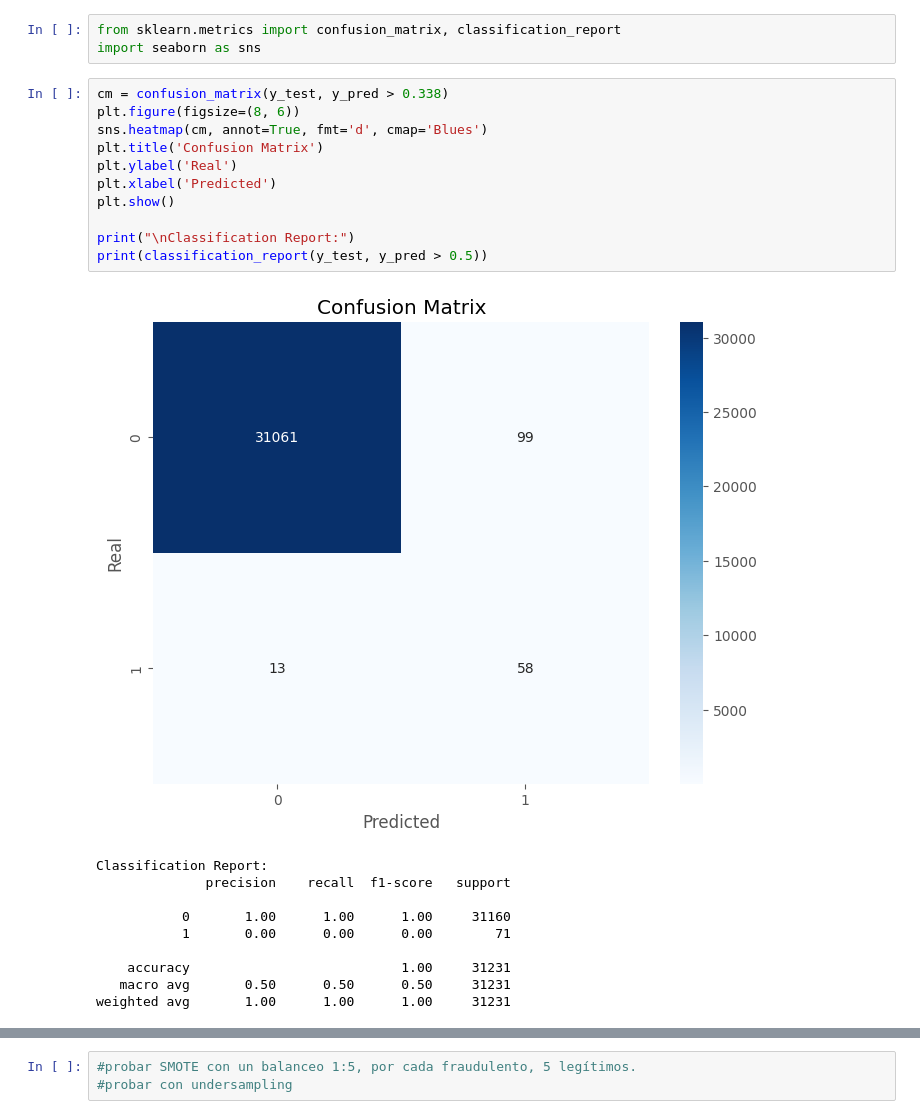
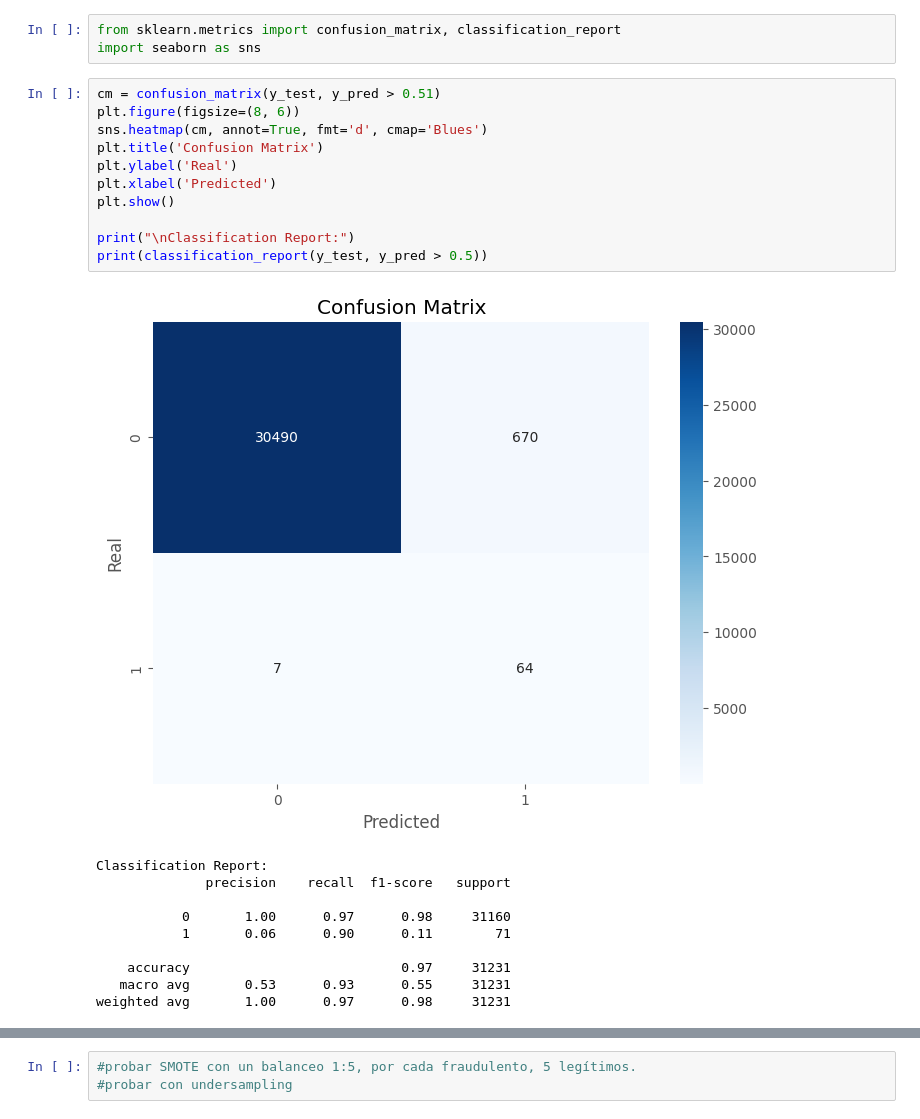
Before and after one commit to Montoya086/Mobile-Apps-Fraud-Detection, a Jupyter notebook: main.ipynb, the cells around one changed output, grey strips where cells are left out. Cells and saved outputs as stored; diff of their text form.

```diff
--- a/main.ipynb
+++ b/main.ipynb
@@ -519,27 +526,27 @@ y_pred = model.predict(X_test)
 from sklearn.metrics import confusion_matrix, classification_report
 import seaborn as sns
 # %%
-cm = confusion_matrix(y_test, y_pred > 0.338)
+cm = confusion_matrix(y_test, y_pred > 0.51)
 plt.figure(figsize=(8, 6))
 sns.heatmap(cm, annot=True, fmt='d', cmap='Blues')
 plt.title('Confusion Matrix')
 plt.ylabel('Real')
 plt.xlabel('Predicted')
 plt.show()
 
 print("\nClassification Report:")
 print(classification_report(y_test, y_pred > 0.5))
 # %% [output]
-[figure, old version]
+[figure, new version]
 Classification Report:
               precision    recall  f1-score   support
 
-           0       1.00      1.00      1.00     31160
-           1       0.00      0.00      0.00        71
+           0       1.00      0.97      0.98     31160
+           1       0.06      0.90      0.11        71
 
-    accuracy                           1.00     31231
-   macro avg       0.50      0.50      0.50     31231
-weighted avg       1.00      1.00      1.00     31231
+    accuracy                           0.97     31231
+   macro avg       0.53      0.93      0.55     31231
+weighted avg       1.00      0.97      0.98     31231
 # %%
 top_features = feature_importance.head(10).index
 correlation_matrix = X_train_balanced_df[top_features].corr()
```
Also changed, not shown: parts of 12 cells of this notebook.
